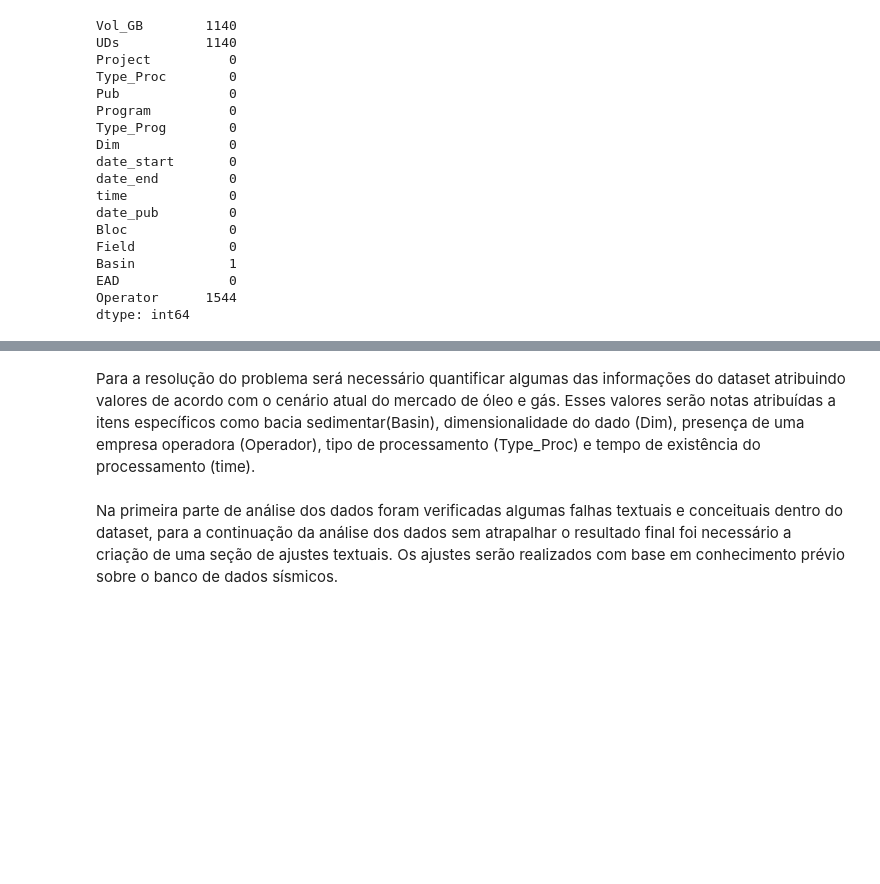
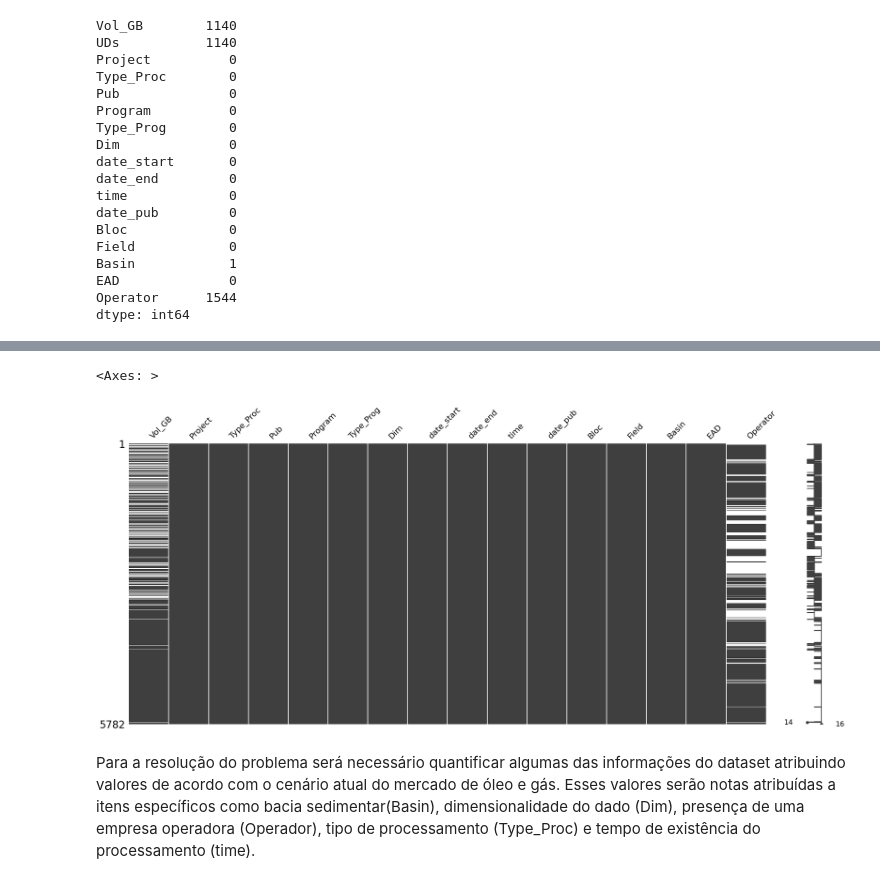
Before and after one commit to leoalexandre/MVP_ADBP, a Jupyter notebook: mvp_anp_seismic.ipynb, the cells around one changed output, grey strips where cells are left out. Saved outputs shown, nothing was run; the diff lists cells and outputs as text; code cells hidden in the pictures; blank space fills up the shorter version.

```diff
--- a/mvp_anp_seismic.ipynb
+++ b/mvp_anp_seismic.ipynb
@@ -359,4 +425,14 @@ dtype: int64
+# %%
+# removendo a coluna 'UDs'
+programas.drop(['UDs'], axis=1, inplace= True)
+
+# removendo as linhas com informações nulas de bacia
+programas = programas[programas['Basin'].notna()]
+
+# exibindo visualização matricial da nulidade do dataset
+ms.matrix(programas)
+# %% [output]
+<Axes: >
+[figure, added]
 # %% [markdown]
 Para a resolução do problema será necessário quantificar algumas das informações do dataset atribuindo valores de acordo com o cenário atual do mercado de óleo e gás. Esses valores serão notas atribuídas a itens específicos como bacia sedimentar(Basin), dimensionalidade do dado (Dim), presença de uma empresa operadora (Operador), tipo de processamento (Type_Proc) e tempo de existência do processamento (time).
-# %% [markdown]
-Na primeira parte de análise dos dados foram verificadas algumas falhas textuais e conceituais dentro do dataset, para a continuação da análise dos dados sem atrapalhar o resultado final foi necessário a criação de uma seção de ajustes textuais. Os ajustes serão realizados com base em conhecimento prévio sobre o banco de dados sísmicos.
```
Also changed, not shown: parts of 16 cells of this notebook.
